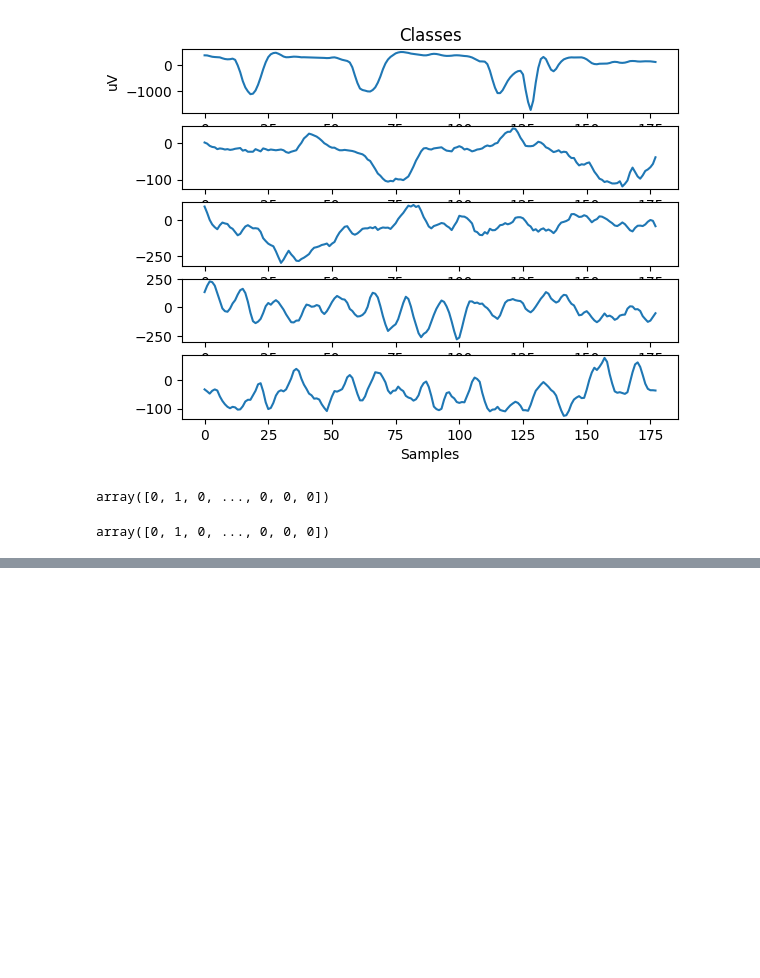
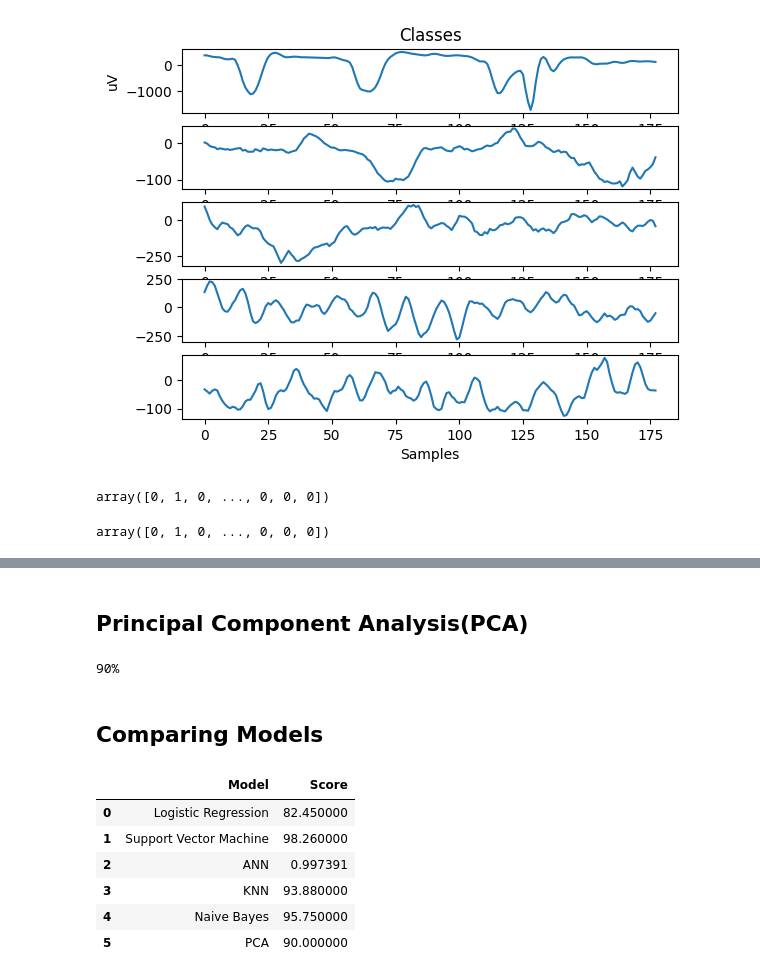
Before and after one commit to mamuncseru/analysis_on_epileptic_seizure_bonn_dataset, a Jupyter notebook: Machine_Learning_Algorithms_for_Epileptic_Seizures_on_Bonn_dataset.ipynb, the cells around one changed output, grey strips where cells are left out. Drawn from its saved outputs; the diff is of its cells as text; code cells hidden in the pictures; blank space fills up the shorter version.

Commit message:
Model training

```diff
--- a/Machine_Learning_Algorithms_for_Epileptic_Seizures_on_Bonn_dataset.ipynb
+++ b/Machine_Learning_Algorithms_for_Epileptic_Seizures_on_Bonn_dataset.ipynb
@@ -171,0 +236,8 @@ array([0, 1, 0, ..., 0, 0, 0])
+# %%
+### 4. Gaussian Naive Bayes
+from sklearn.naive_bayes import GaussianNB
+clf = GaussianNB()
+clf.fit(X_train, y_train)
+y_pred_gnb = clf.predict(X_test)
+acc_gnb = round(clf.score(X_train, y_train) * 100, 2)
+print(str(acc_gnb) + '%')
@@ -171,0 +251,12 @@ array([0, 1, 0, ..., 0, 0, 0])
+# %%
+## Building a model architecture
+classifier = Sequential()
+classifier.add(Dense(units=80, activation='relu', input_dim=178))
+classifier.add(Dense(units = 80, activation='relu'))
+classifier.add(Dense(units = 1, activation='sigmoid'))
+
+## Compiling the ANN
+classifier.compile(optimizer = 'adam', loss='binary_crossentropy', metrics=['accuracy'])
+
+## Fitting the ANN to the training set
+classifier.fit(X_train, y_train, batch_size=10, epochs=100)
@@ -171,0 +282,3 @@ array([0, 1, 0, ..., 0, 0, 0])
+# %%
+acc_ANN = classifier.evaluate(X_train, y_train)[1]
+acc_ANN
@@ -171,0 +297,27 @@ array([0, 1, 0, ..., 0, 0, 0])
+# %% [markdown]
+## Principal Component Analysis(PCA)
+# %%
+from sklearn.decomposition import PCA
+pca = PCA()
+X_train_pca = pca.fit_transform(X_train)
+X_test_pca = pca.transform(X_test)
+acc_PCA = round(pca.score(X_train, y_train))
+print(str(acc_PCA) + '%')
+# %% [output]
+90%
+# %% [markdown]
+## Comparing Models
+# %%
+models = pd.DataFrame({
+    'Model': ['Logistic Regression', 'Support Vector Machine', 'ANN', 'KNN', 'Naive Bayes', 'PCA'],
+    'Score': [acc_log_reg, acc_svc, acc_ANN, acc_knn, acc_gnb, acc_PCA]
+})
+models
+# %% [output]
+|  | Model | Score |
+| 0 | Logistic Regression | 82.450000 |
+| 1 | Support Vector Machine | 98.260000 |
+| 2 | ANN | 0.997391 |
+| 3 | KNN | 93.880000 |
+| 4 | Naive Bayes | 95.750000 |
+| 5 | PCA | 90.000000 |
```
Also changed, not shown: parts of 13 cells of this notebook.
